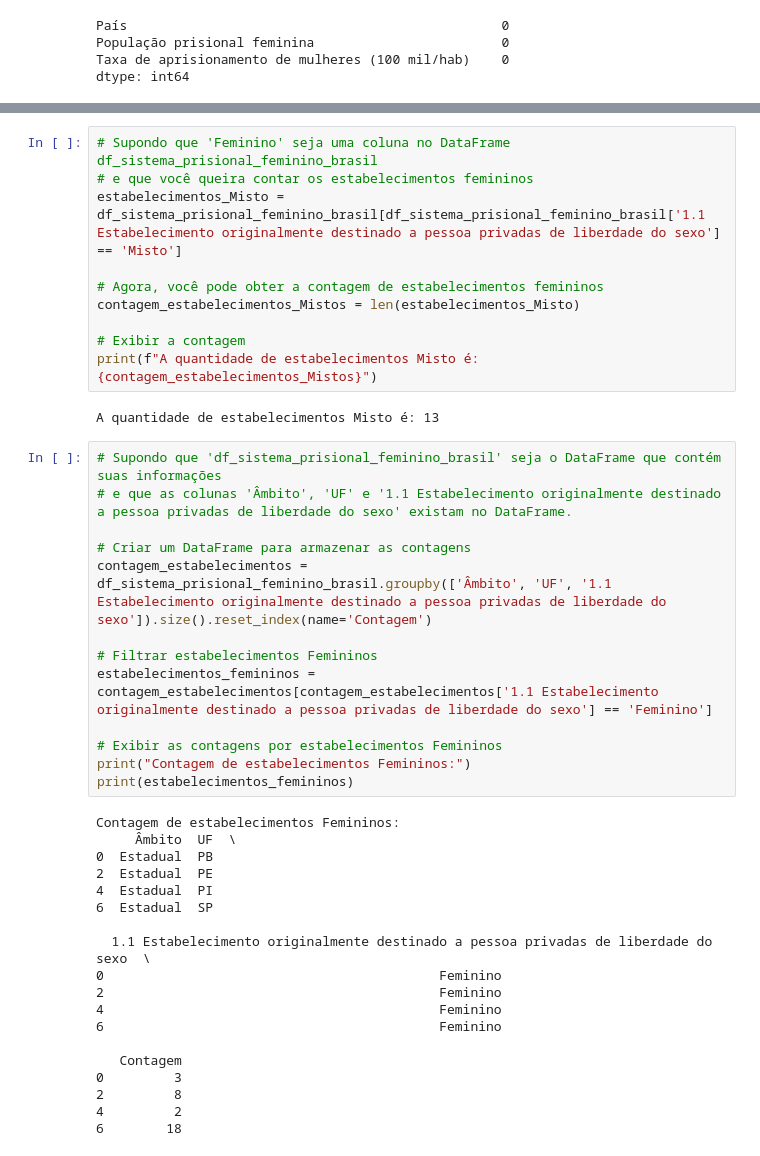
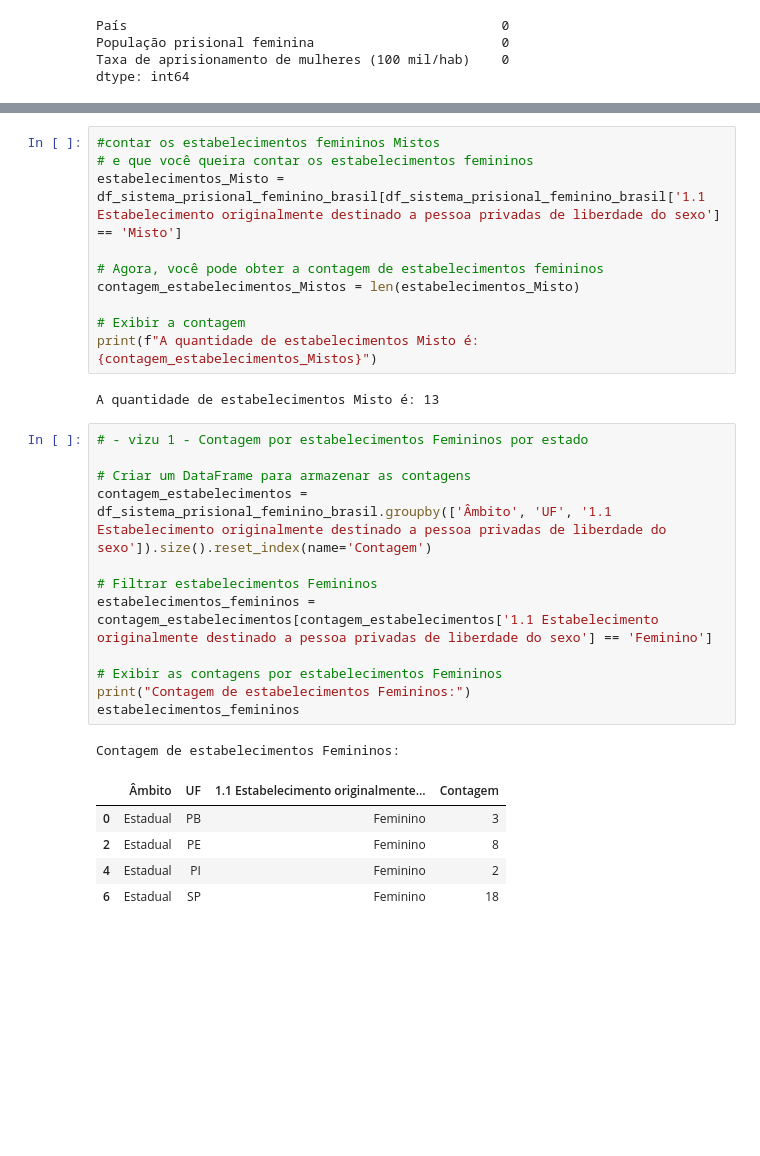
Before and after one commit to CaroliisRibeiro/Projeto-Analise-de-dados-Python-Sistema-Prisional-Feminino-Brasil-PE-PB-PI-e-SP-, a Jupyter notebook: projeto-final.ipynb, the cells around one changed output, grey strips where cells are left out. Cells and saved outputs as stored; diff of their text form; blank space fills up the shorter version.

```diff
--- a/projeto-final.ipynb
+++ b/projeto-final.ipynb
@@ -399,7 +422,7 @@ print(f"A quantidade de estabelecimentos femininos é: {contagem_estabelecimento
 # %% [output]
 A quantidade de estabelecimentos femininos é: 31
 # %%
-# Supondo que 'Feminino' seja uma coluna no DataFrame df_sistema_prisional_feminino_brasil
+#contar os estabelecimentos femininos Mistos
 # e que você queira contar os estabelecimentos femininos
 estabelecimentos_Misto = df_sistema_prisional_feminino_brasil[df_sistema_prisional_feminino_brasil['1.1 Estabelecimento originalmente destinado a pessoa privadas de liberdade do sexo'] == 'Misto']
 
@@ -411,35 +434,22 @@ print(f"A quantidade de estabelecimentos Misto é: {contagem_estabelecimentos_Mi
 # %% [output]
 A quantidade de estabelecimentos Misto é: 13
 # %%
-# Supondo que 'df_sistema_prisional_feminino_brasil' seja o DataFrame que contém suas informações
-# e que as colunas 'Âmbito', 'UF' e '1.1 Estabelecimento originalmente destinado a pessoa privadas de liberdade do sexo' existam no DataFrame.
+# - vizu 1 - Contagem por estabelecimentos Femininos por estado
 
 # Criar um DataFrame para armazenar as contagens
 contagem_estabelecimentos = df_sistema_prisional_feminino_brasil.groupby(['Âmbito', 'UF', '1.1 Estabelecimento originalmente destinado a pessoa privadas de liberdade do sexo']).size().reset_index(name='Contagem')
 
 # Filtrar estabelecimentos Femininos
 estabelecimentos_femininos = contagem_estabelecimentos[contagem_estabelecimentos['1.1 Estabelecimento originalmente destinado a pessoa privadas de liberdade do sexo'] == 'Feminino']
 
 # Exibir as contagens por estabelecimentos Femininos
 print("Contagem de estabelecimentos Femininos:")
-print(estabelecimentos_femininos)
+estabelecimentos_femininos
 # %% [output]
 Contagem de estabelecimentos Femininos:
-     Âmbito  UF  \
-0  Estadual  PB
-2  Estadual  PE
-4  Estadual  PI
-6  Estadual  SP
-
-  1.1 Estabelecimento originalmente destinado a pessoa privadas de liberdade do sexo  \
-0                                           Feminino
-2                                           Feminino
-4                                           Feminino
-6                                           Feminino
-
-   Contagem
-0         3
-2         8
-4         2
-6        18
+|  | Âmbito | UF | 1.1 Estabelecimento originalmente... | Contagem |
+| 0 | Estadual | PB | Feminino | 3 |
+| 2 | Estadual | PE | Feminino | 8 |
+| 4 | Estadual | PI | Feminino | 2 |
+| 6 | Estadual | SP | Feminino | 18 |
 # %%
```
Also changed, not shown: parts of 30 cells of this notebook, 1 other file.
